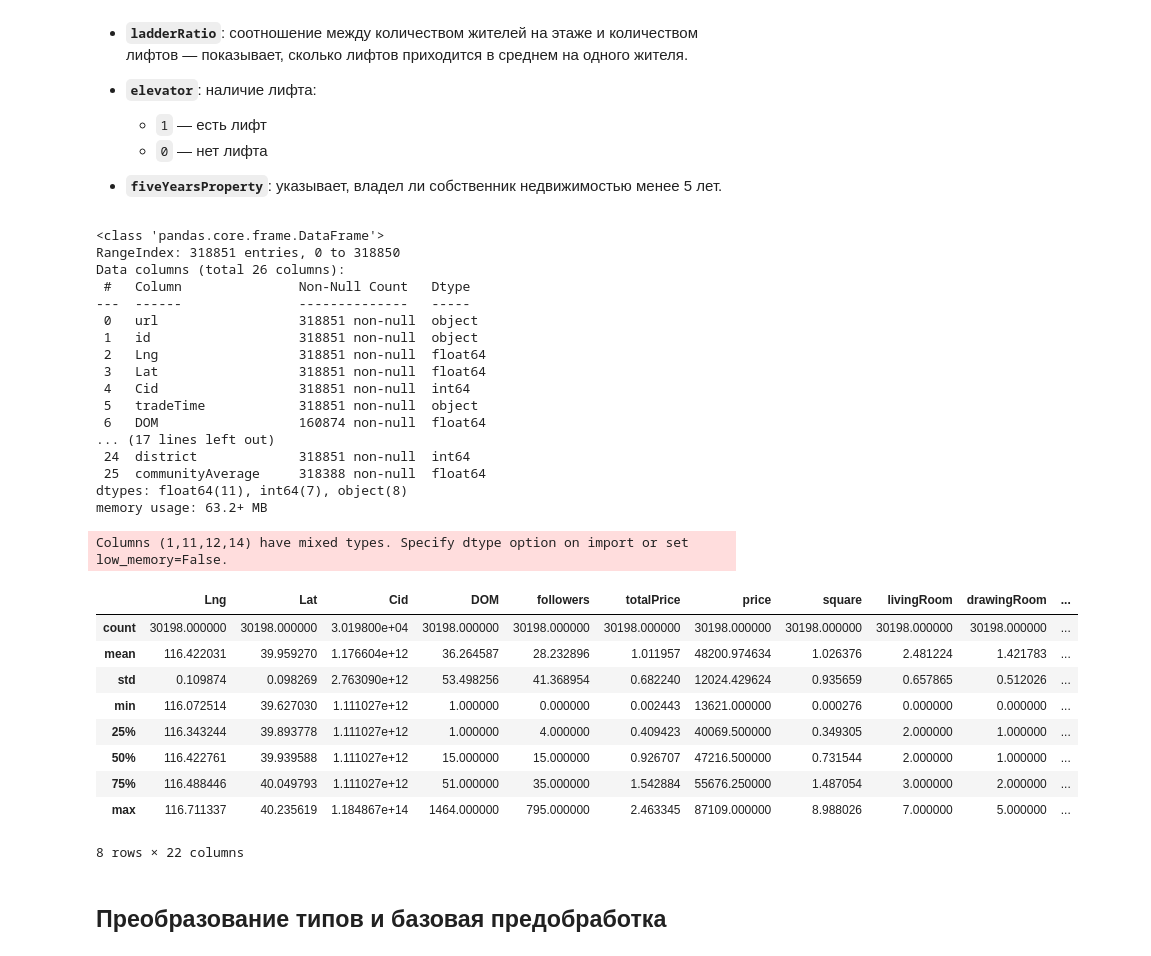
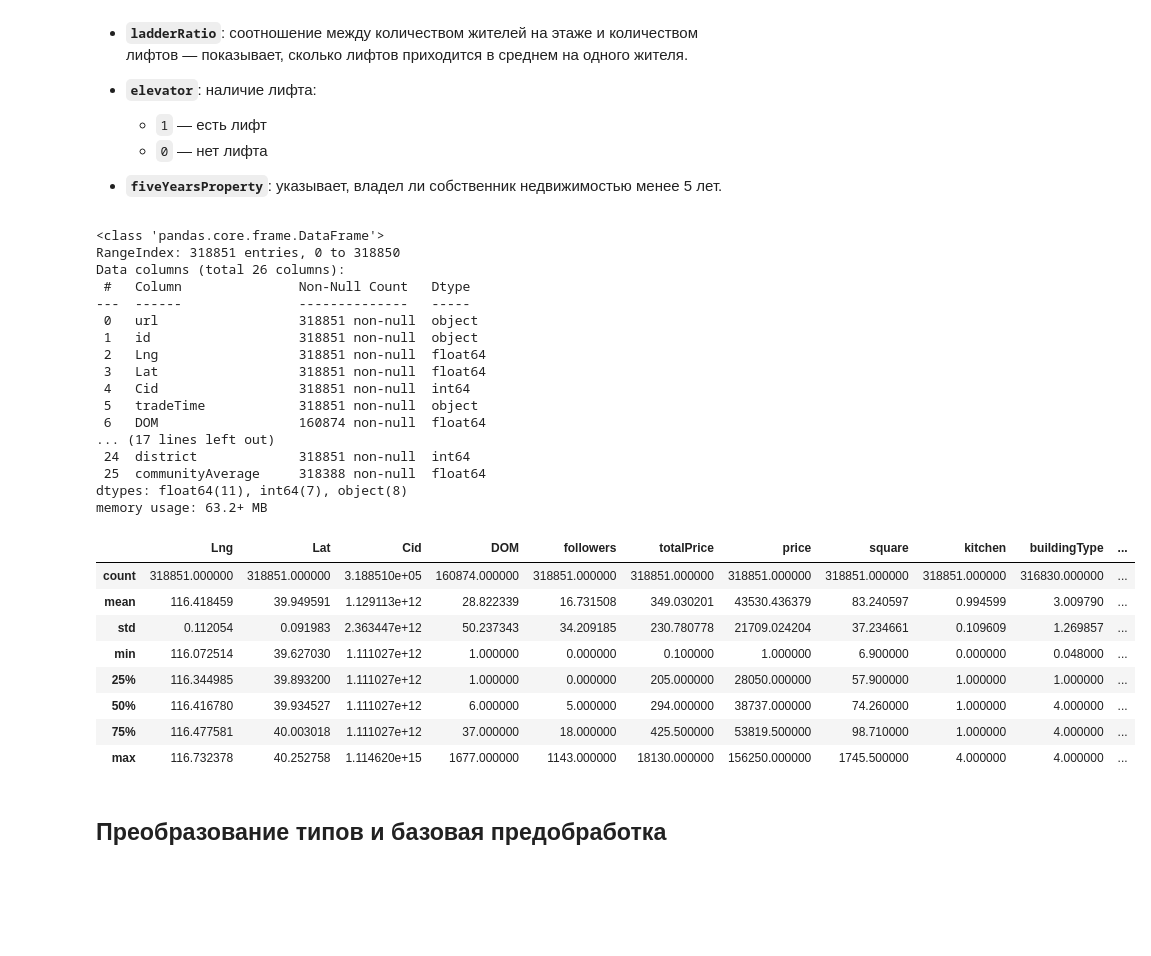
Before and after one commit to rn7cvj-dvfu/7-semester, a Jupyter notebook: lab1/main.ipynb, the cells around one changed output. Saved outputs shown, nothing was run; the diff lists cells and outputs as text; code cells hidden in the pictures; blank space fills up the shorter version.

```diff
--- a/lab1/main.ipynb
+++ b/lab1/main.ipynb
@@ -189,7 +103,7 @@ class CustomComputeLinReg(CustomLinReg):
 
 * **`fiveYearsProperty`**: указывает, владел ли собственник недвижимостью менее 5 лет.
 # %%
-df = pd.read_csv('Housing price in Beijing.csv', encoding='gbk')
+df = pd.read_csv('./Housing price in Beijing.csv', encoding='gbk')
 
 df.info()
 # %% [output]
@@ -210,20 +124,18 @@ Data columns (total 26 columns):
  25  communityAverage     318388 non-null  float64
 dtypes: float64(11), int64(7), object(8)
 memory usage: 63.2+ MB
-Columns (1,11,12,14) have mixed types. Specify dtype option on import or set low_memory=False.
 # %%
-df_normalized.describe()
+df.describe()
 # %% [output]
-|  | Lng | Lat | Cid | DOM | followers | totalPrice | price | square | livingRoom | drawingRoom | ... |
-| count | 30198.000000 | 30198.000000 | 3.019800e+04 | 30198.000000 | 30198.000000 | 30198.000000 | 30198.000000 | 30198.000000 | 30198.000000 | 30198.000000 | ... |
-| mean | 116.422031 | 39.959270 | 1.176604e+12 | 36.264587 | 28.232896 | 1.011957 | 48200.974634 | 1.026376 | 2.481224 | 1.421783 | ... |
-| std | 0.109874 | 0.098269 | 2.763090e+12 | 53.498256 | 41.368954 | 0.682240 | 12024.429624 | 0.935659 | 0.657865 | 0.512026 | ... |
-| min | 116.072514 | 39.627030 | 1.111027e+12 | 1.000000 | 0.000000 | 0.002443 | 13621.000000 | 0.000276 | 0.000000 | 0.000000 | ... |
-| 25% | 116.343244 | 39.893778 | 1.111027e+12 | 1.000000 | 4.000000 | 0.409423 | 40069.500000 | 0.349305 | 2.000000 | 1.000000 | ... |
-| 50% | 116.422761 | 39.939588 | 1.111027e+12 | 15.000000 | 15.000000 | 0.926707 | 47216.500000 | 0.731544 | 2.000000 | 1.000000 | ... |
-| 75% | 116.488446 | 40.049793 | 1.111027e+12 | 51.000000 | 35.000000 | 1.542884 | 55676.250000 | 1.487054 | 3.000000 | 2.000000 | ... |
-| max | 116.711337 | 40.235619 | 1.184867e+14 | 1464.000000 | 795.000000 | 2.463345 | 87109.000000 | 8.988026 | 7.000000 | 5.000000 | ... |
+|  | Lng | Lat | Cid | DOM | followers | totalPrice | price | square | kitchen | buildingType | ... |
+| count | 318851.000000 | 318851.000000 | 3.188510e+05 | 160874.000000 | 318851.000000 | 318851.000000 | 318851.000000 | 318851.000000 | 318851.000000 | 316830.000000 | ... |
+| mean | 116.418459 | 39.949591 | 1.129113e+12 | 28.822339 | 16.731508 | 349.030201 | 43530.436379 | 83.240597 | 0.994599 | 3.009790 | ... |
+| std | 0.112054 | 0.091983 | 2.363447e+12 | 50.237343 | 34.209185 | 230.780778 | 21709.024204 | 37.234661 | 0.109609 | 1.269857 | ... |
+| min | 116.072514 | 39.627030 | 1.111027e+12 | 1.000000 | 0.000000 | 0.100000 | 1.000000 | 6.900000 | 0.000000 | 0.048000 | ... |
+| 25% | 116.344985 | 39.893200 | 1.111027e+12 | 1.000000 | 0.000000 | 205.000000 | 28050.000000 | 57.900000 | 1.000000 | 1.000000 | ... |
+| 50% | 116.416780 | 39.934527 | 1.111027e+12 | 6.000000 | 5.000000 | 294.000000 | 38737.000000 | 74.260000 | 1.000000 | 4.000000 | ... |
+| 75% | 116.477581 | 40.003018 | 1.111027e+12 | 37.000000 | 18.000000 | 425.500000 | 53819.500000 | 98.710000 | 1.000000 | 4.000000 | ... |
+| max | 116.732378 | 40.252758 | 1.114620e+15 | 1677.000000 | 1143.000000 | 18130.000000 | 156250.000000 | 1745.500000 | 4.000000 | 4.000000 | ... |
-8 rows × 22 columns
 # %% [markdown]
 ## Преобразование типов и базовая предобработка
 # %%
```
Also changed, not shown: parts of 9 cells of this notebook, 13 other files.
